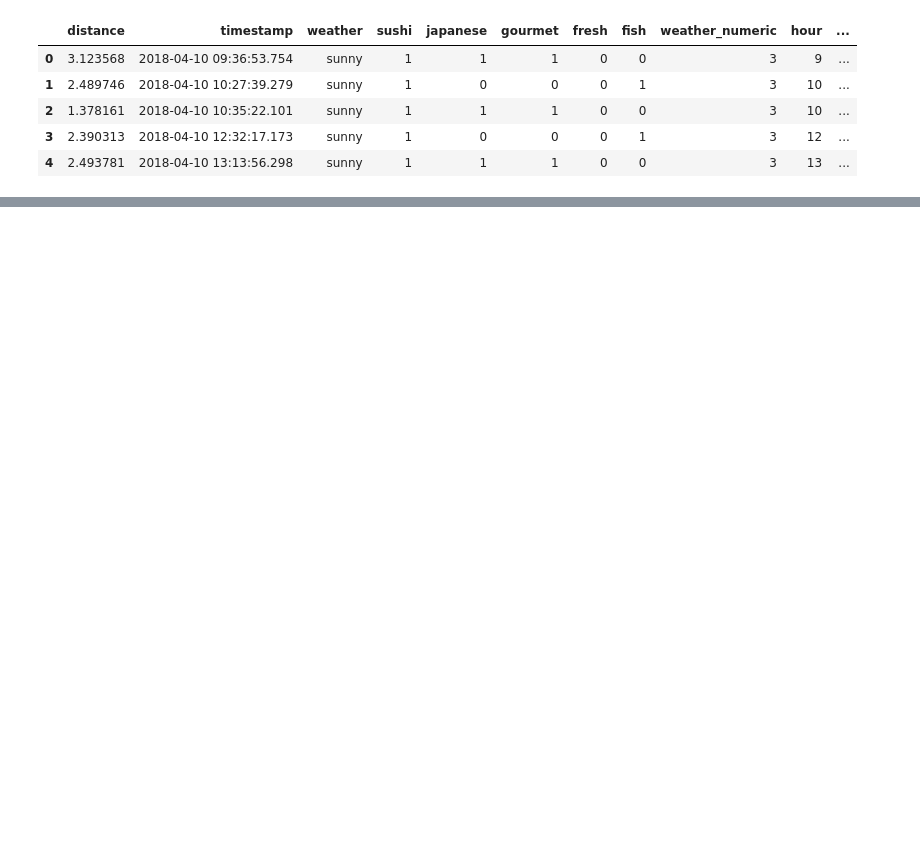
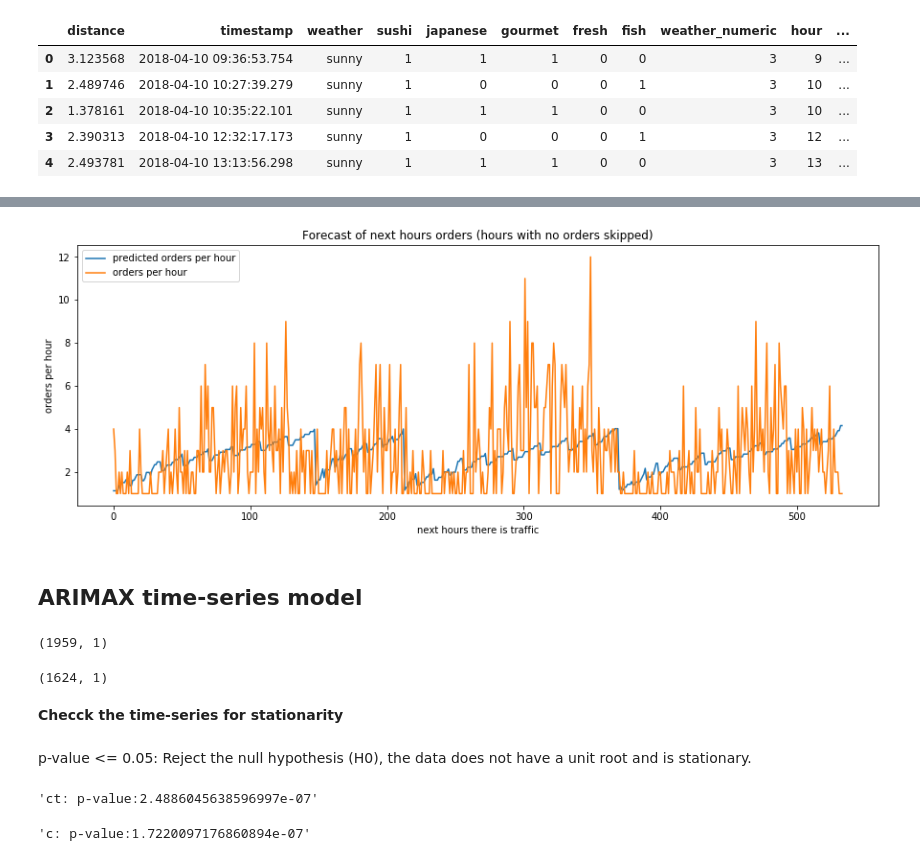
Before and after one commit to SimoAntikainen/wolt-analytics-summer-2019, a Jupyter notebook: Data Science summer intern assignment.ipynb, the cells around one changed output, grey strips where cells are left out. Cells and saved outputs as stored; diff of their text form; code cells hidden in the pictures; blank space fills up the shorter version.

```diff
--- a/Data Science summer intern assignment.ipynb
+++ b/Data Science summer intern assignment.ipynb
@@ -408,0 +524,19 @@ print(rf.feature_importances_)
+# %%
+reg = LinearRegression().fit(X_train, y_train)
+
+x = reg.predict(X_train)
+
+plt.figure(figsize=(15,5))
+
+plt.plot(np.arange(len(x)), x,label="predicted orders per hour")
+plt.plot(np.arange(len(x)), y_train, label="orders per hour")
+plt.legend(loc='upper left')
+plt.xlabel('next hours there is traffic')
+plt.ylabel('orders per hour')
+plt.title('Forecast of next hours orders (hours with no orders skipped)')
+
+plt.show()
+# %% [output]
+[figure, added]
+# %% [markdown]
+## ARIMAX time-series model
@@ -408,0 +547,9 @@ print(rf.feature_importances_)
+# %%
+arimax_train = hourly_sum[hourly_sum.index < dateutil.parser.parse("2018-07-01")]
+arimax_test = hourly_sum[hourly_sum.index > dateutil.parser.parse("2018-07-01")]
+
+display(arimax_train.shape)
+display(arimax_test.shape)
+# %% [output]
+(1959, 1)
+(1624, 1)
@@ -408,0 +560,13 @@ print(rf.feature_importances_)
+# %% [markdown]
+__Checck the time-series for stationarity__
+# %% [markdown]
+p-value <= 0.05: Reject the null hypothesis (H0), the data does not have a unit root and is stationary.
+# %%
+res = sm.tsa.adfuller(arimax_train.amount,regression='ct')
+display('ct: p-value:{}'.format(res[1]))
+
+res = sm.tsa.adfuller(arimax_train.amount,regression='c')
+display('c: p-value:{}'.format(res[1]))
+# %% [output]
+'ct: p-value:2.4886045638596997e-07'
+'c: p-value:1.7220097176860894e-07'
```
Also changed, not shown: parts of 41 cells of this notebook.
